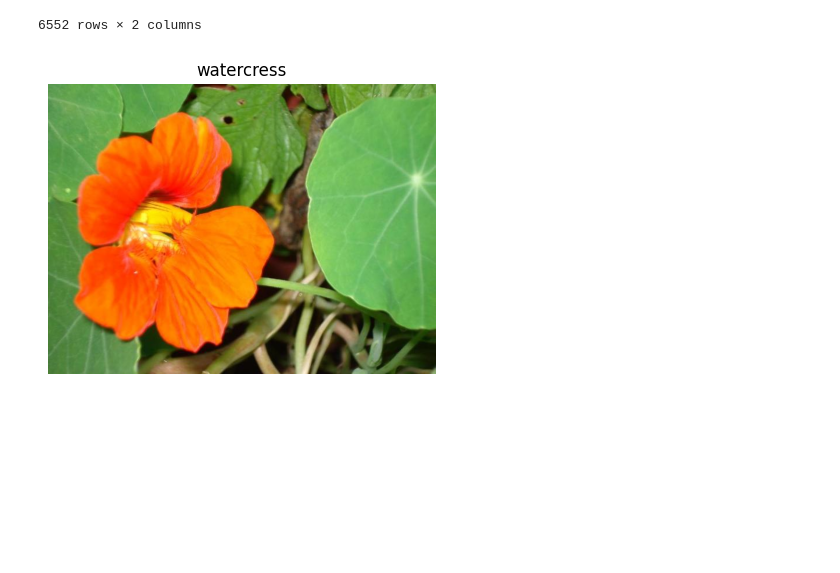
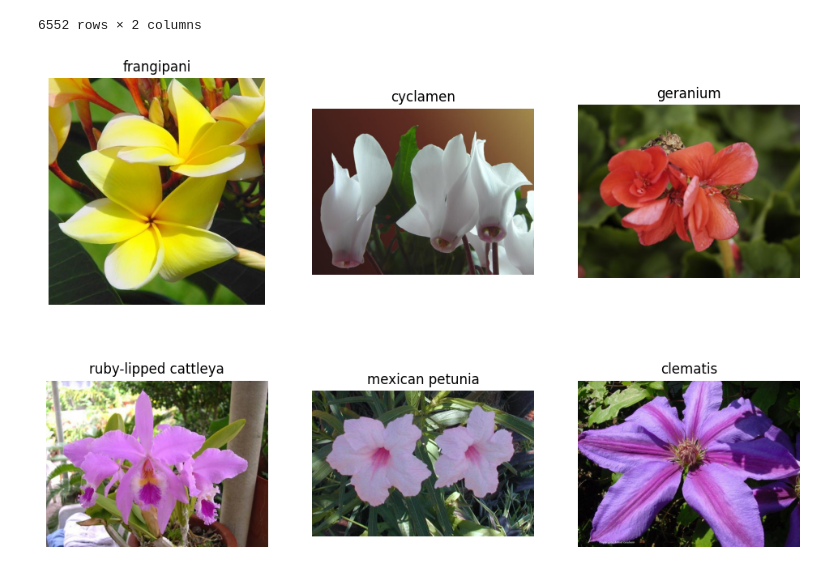
Before and after one commit to o-haid/Detect-FlowersAI, a Jupyter notebook: data.ipynb, the cells around one changed output. Drawn from its saved outputs; the diff is of its cells as text; code cells hidden in the pictures; blank space fills up the shorter version.

```diff
--- a/data.ipynb
+++ b/data.ipynb
@@ -56,30 +56,28 @@ df_image_train
 6552 rows × 2 columns
 # %%
 def draw(paths, class_names=None):
-    '''Draw multiple images in a single row'''
+    '''Draw multiple images in a grid with exactly 3 columns'''
     if isinstance(paths, str):
         paths = [paths]
         class_names = [class_names] if class_names else None
+    rows = (len(paths) + 2) // 3
 
-    n = len(paths) // 3 + 1
+    fig, axes = plt.subplots(rows, 3, figsize=(12, 4 * rows))
+    axes = axes.flatten()
 
-    fig, axes = plt.subplots(1, 3, figsize=(4 * n, 4))
-    if n == 1:
-        axes = [axes]
-
-    for i in range(n):
-        image_rgb = cv2.cvtColor(cv2.imread(paths[i]), cv2.COLOR_BGR2RGB)
-
-        axes[i].imshow(image_rgb)
+    for i in range(len(axes)):
+        if i < len(paths):
+            image_rgb = cv2.cvtColor(cv2.imread(paths[i]), cv2.COLOR_BGR2RGB)
+            axes[i].imshow(image_rgb)
+            if class_names is not None:
+                axes[i].set_title(class_names[i])
         axes[i].axis('off')
-
-        if class_names is not None:
-            axes[i].set_title(class_names[i])
-
     plt.show()
-# %%
-img = df_image_train.sample()
-flower_name = df_classes[df_classes['class_index'] == img['class_index'].iloc[0]]['class_name'].iloc[0]
-draw(img['path'].iloc[0], flower_name)
-# %% [output]
-[figure, removed]
+# %%
+img_df, names_list = df_image_train.sample(6), []
+for class_idx in img_df['class_index']:
+    name = df_classes[df_classes['class_index'] == class_idx]['class_name'].iloc[0]
+    names_list.append(name)
+draw(img_df['path'].tolist(), names_list)
+# %% [output]
+[figure, added]
```
Also changed, not shown: 5 other files.
